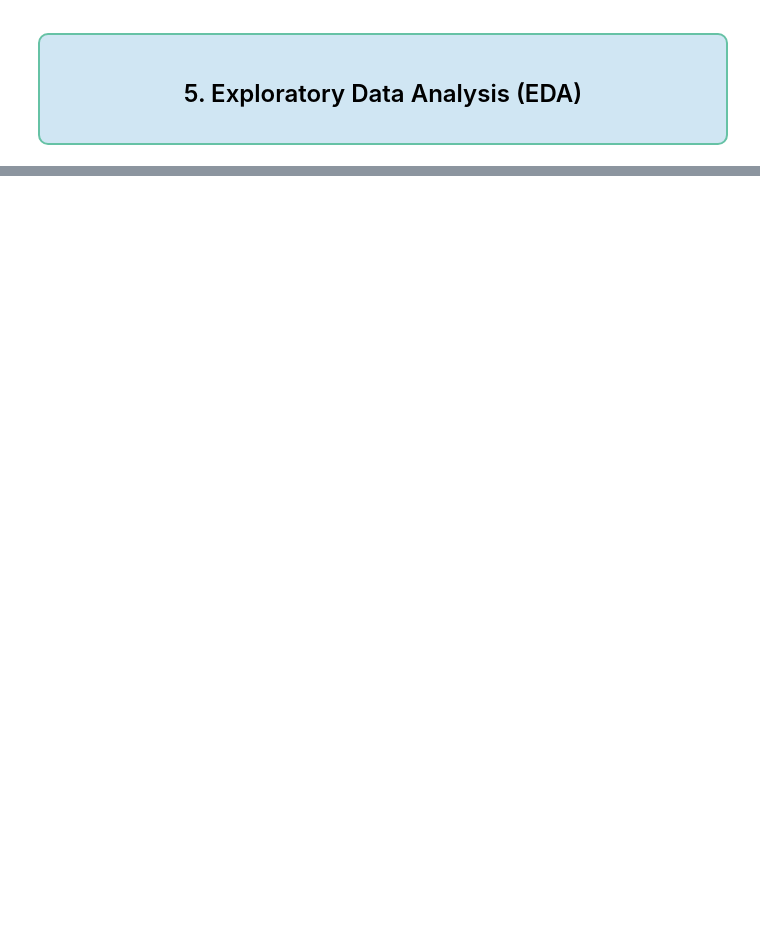
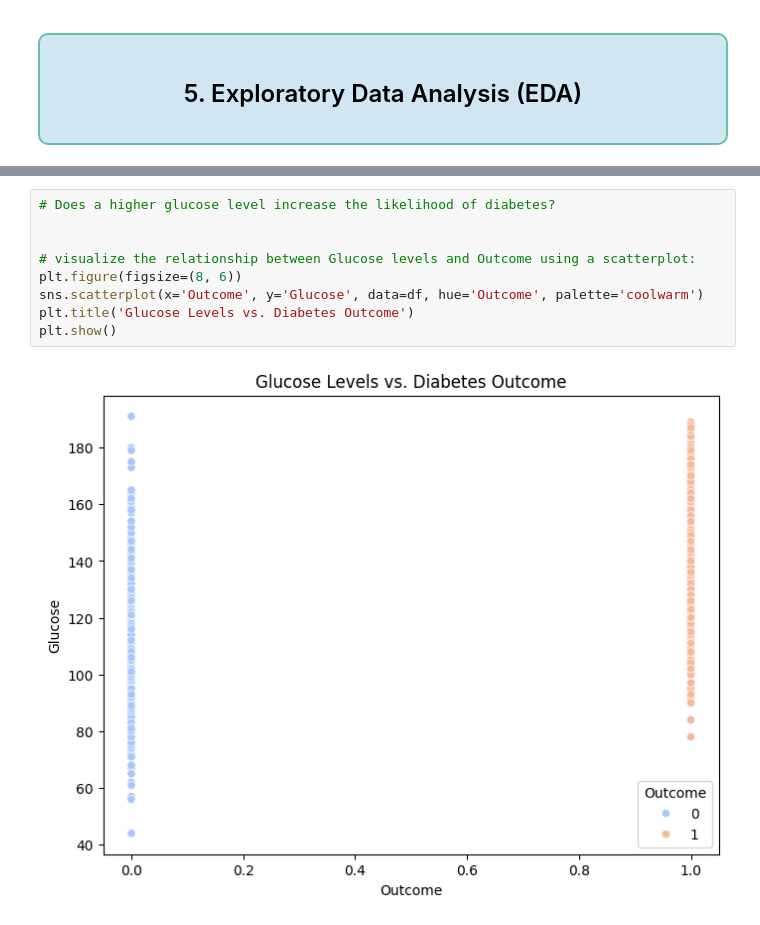
Before and after one commit to misbahkhattak718-pixel/Mentorship-Program--Devsil, a Jupyter notebook: Weekly Mini Projects/week 5/Diabetes_dataset_containing_patient_Health_indicators.ipynb, the cells around one changed output, grey strips where cells are left out. Saved outputs shown, nothing was run; the diff lists cells and outputs as text; blank space fills up the shorter version.

```diff
--- a/Weekly Mini Projects/week 5/Diabetes_dataset_containing_patient_Health_indicators.ipynb
+++ b/Weekly Mini Projects/week 5/Diabetes_dataset_containing_patient_Health_indicators.ipynb
@@ -636,0 +727,11 @@ plt.show()
+# %%
+# Does a higher glucose level increase the likelihood of diabetes?
+
+
+# visualize the relationship between Glucose levels and Outcome using a scatterplot:
+plt.figure(figsize=(8, 6))
+sns.scatterplot(x='Outcome', y='Glucose', data=df, hue='Outcome', palette='coolwarm')
+plt.title('Glucose Levels vs. Diabetes Outcome')
+plt.show()
+# %% [output]
+[figure, added]
```
Also changed, not shown: parts of 33 cells of this notebook, 1 other file.
